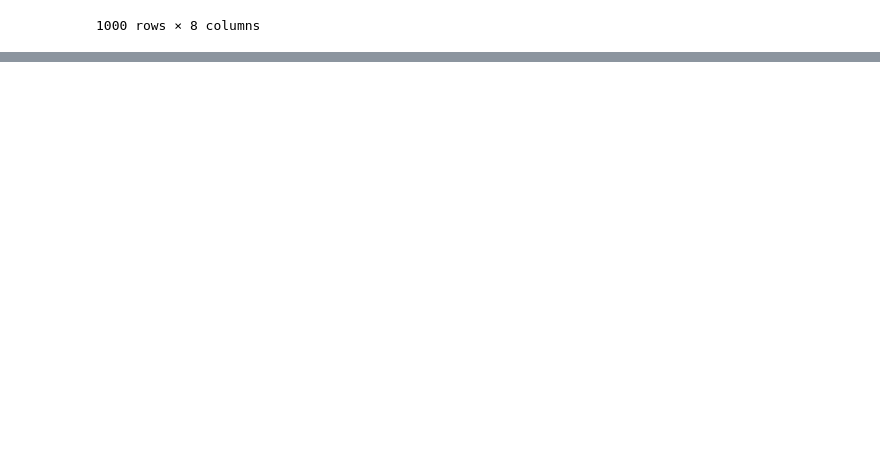
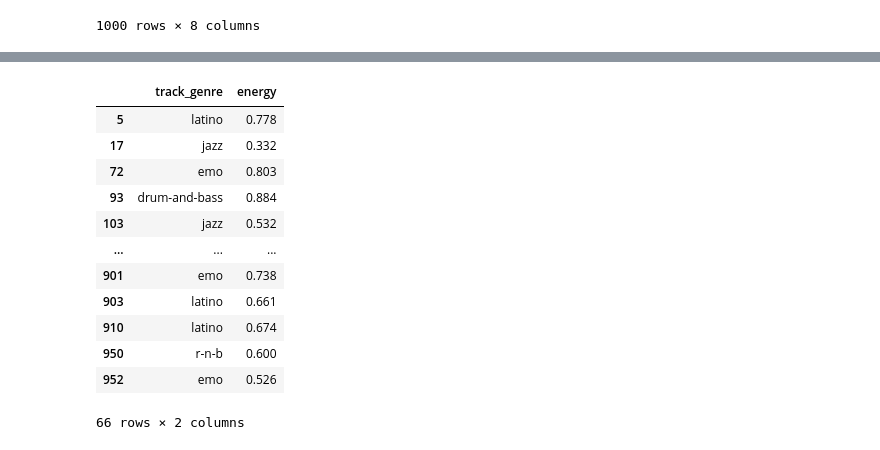
Before and after one commit to EnzoCentrale/Personal-Project, a Jupyter notebook: Project.ipynb, the cells around one changed output, grey strips where cells are left out. Saved outputs shown, nothing was run; the diff lists cells and outputs as text; code cells hidden in the pictures; blank space fills up the shorter version.

```diff
--- a/Project.ipynb
+++ b/Project.ipynb
@@ -222,0 +243,17 @@ spotify
+# %%
+spotify_Anova = spotify_Anova[['track_genre','energy']]
+spotify_Anova
+# %% [output]
+|  | track_genre | energy |
+| 5 | latino | 0.778 |
+| 17 | jazz | 0.332 |
+| 72 | emo | 0.803 |
+| 93 | drum-and-bass | 0.884 |
+| 103 | jazz | 0.532 |
+| ... | ... | ... |
+| 901 | emo | 0.738 |
+| 903 | latino | 0.661 |
+| 910 | latino | 0.674 |
+| 950 | r-n-b | 0.600 |
+| 952 | emo | 0.526 |
+66 rows × 2 columns
```
Also changed, not shown: parts of 5 cells of this notebook.
